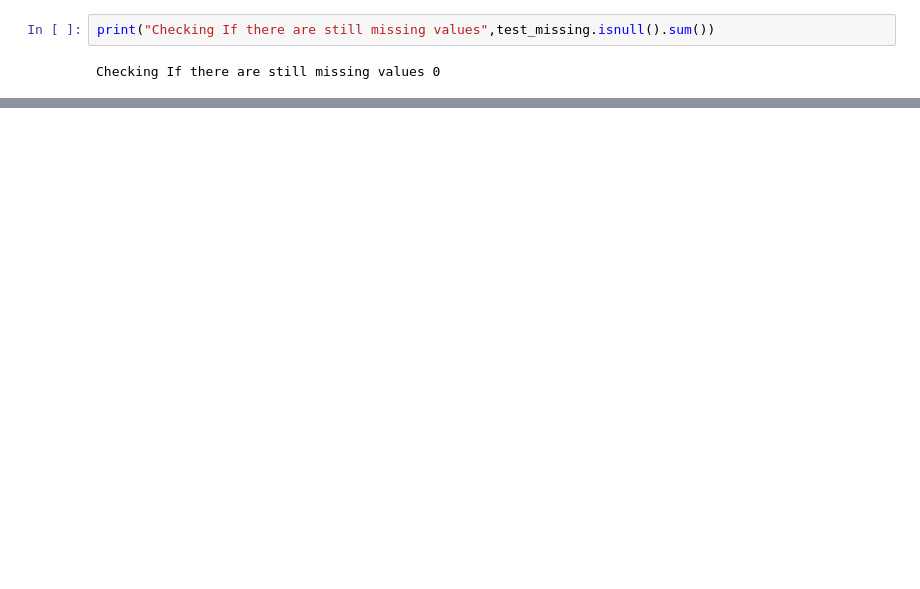
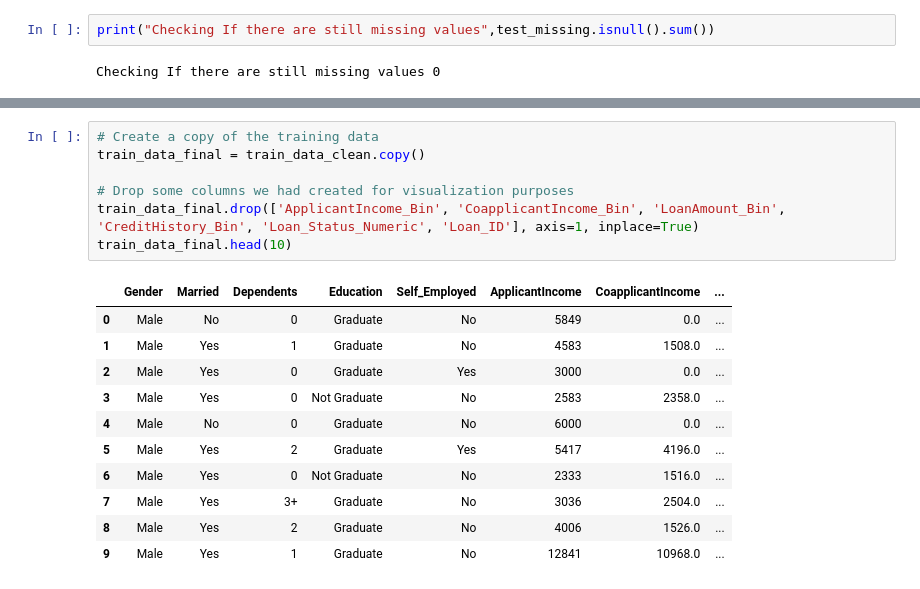
Before and after one commit to Jnr254/Loan-Prediction, a Jupyter notebook: Loan_approval.ipynb, the cells around one changed output, grey strips where cells are left out. Saved outputs shown, nothing was run; the diff lists cells and outputs as text; blank space fills up the shorter version.

```diff
--- a/Loan_approval.ipynb
+++ b/Loan_approval.ipynb
@@ -957,0 +998,19 @@ Checking If there are still missing values 0
+# %%
+# Create a copy of the training data
+train_data_final = train_data_clean.copy()
+
+# Drop some columns we had created for visualization purposes
+train_data_final.drop(['ApplicantIncome_Bin', 'CoapplicantIncome_Bin', 'LoanAmount_Bin', 'CreditHistory_Bin', 'Loan_Status_Numeric', 'Loan_ID'], axis=1, inplace=True)
+train_data_final.head(10)
+# %% [output]
+|  | Gender | Married | Dependents | Education | Self_Employed | ApplicantIncome | CoapplicantIncome | ... |
+| 0 | Male | No | 0 | Graduate | No | 5849 | 0.0 | ... |
+| 1 | Male | Yes | 1 | Graduate | No | 4583 | 1508.0 | ... |
+| 2 | Male | Yes | 0 | Graduate | Yes | 3000 | 0.0 | ... |
+| 3 | Male | Yes | 0 | Not Graduate | No | 2583 | 2358.0 | ... |
+| 4 | Male | No | 0 | Graduate | No | 6000 | 0.0 | ... |
+| 5 | Male | Yes | 2 | Graduate | Yes | 5417 | 4196.0 | ... |
+| 6 | Male | Yes | 0 | Not Graduate | No | 2333 | 1516.0 | ... |
+| 7 | Male | Yes | 3+ | Graduate | No | 3036 | 2504.0 | ... |
+| 8 | Male | Yes | 2 | Graduate | No | 4006 | 1526.0 | ... |
+| 9 | Male | Yes | 1 | Graduate | No | 12841 | 10968.0 | ... |
```
Also changed, not shown: parts of 8 cells of this notebook, 1 other file.
